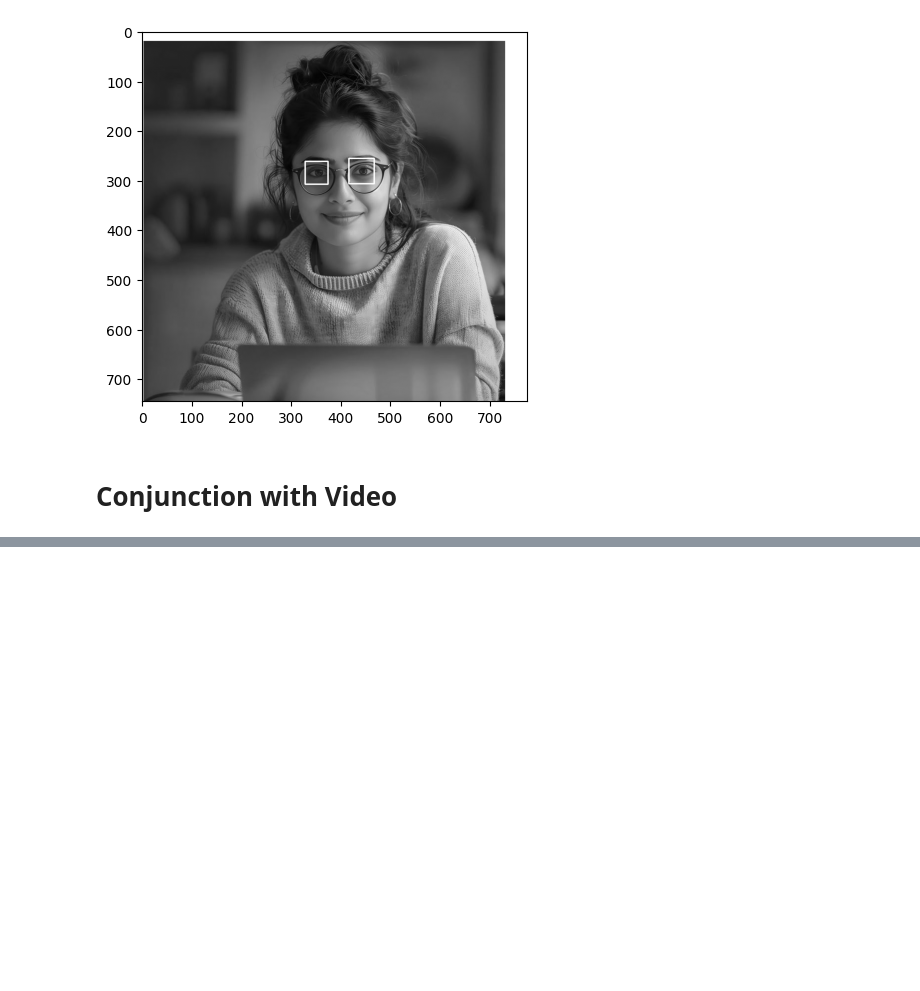
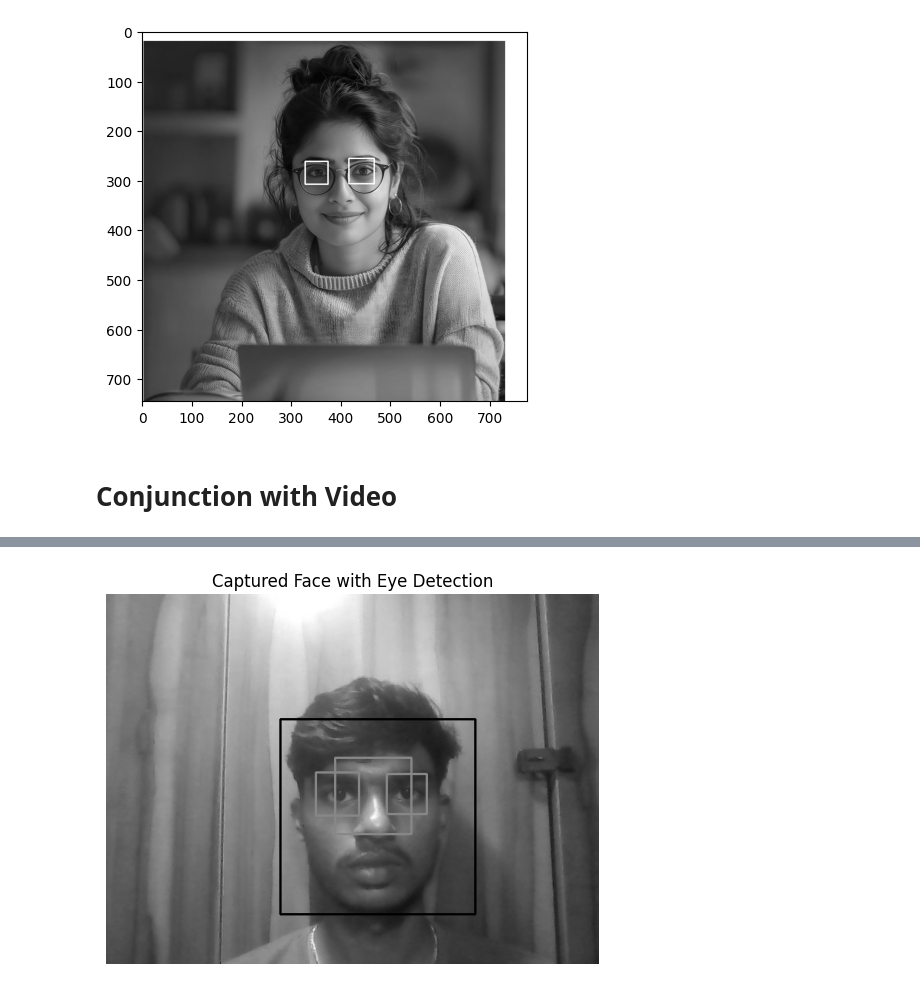
Before and after one commit to Aravindan2006/Face-Detection-with-Haar-Cascades, a Jupyter notebook: face detection.ipynb, the cells around one changed output, grey strips where cells are left out. Saved outputs shown, nothing was run; the diff lists cells and outputs as text; code cells hidden in the pictures; blank space fills up the shorter version.

```diff
--- a/face detection.ipynb
+++ b/face detection.ipynb
@@ -137,0 +147,39 @@ plt.close()
+# %%
+def new_detect(gray, frame):
+    faces = face_cascade.detectMultiScale(gray, 1.3, 5)
+    for (x, y, w, h) in faces:
+        cv2.rectangle(frame, (x, y), (x + w, y + h), (255, 0, 0), 2)
+        roi_gray = gray[y:y + h, x:x + w]
+        roi_color = frame[y:y + h, x:x + w]
+        eyes = eye_cascade.detectMultiScale(roi_gray)
+        for (ex, ey, ew, eh) in eyes:
+            cv2.rectangle(roi_color, (ex, ey), (ex + ew, ey + eh), (0, 255, 0), 2)
+    return frame
+
+
+video_capture = cv2.VideoCapture(0)
+while True:
+    ret, frame = video_capture.read()
+    if not ret:
+        break
+
+    gray = cv2.cvtColor(frame, cv2.COLOR_BGR2GRAY)
+    canvas = new_detect(gray, frame)
+
+    cv2.imshow('Video - Face & Eye Detection', canvas)
+
+    key = cv2.waitKey(1) & 0xFF
+    if key == ord('q'):
+        break
+    elif key == ord('s'):
+        cv2.imwrite('captured_face_eye.png', frame)
+        break
+video_capture.release()
+cv2.destroyAllWindows()
+captured_image = cv2.imread('captured_face_eye.png', cv2.IMREAD_GRAYSCALE)
+plt.imshow(captured_image, cmap='gray')
+plt.title('Captured Face with Eye Detection')
+plt.axis('off')
+plt.show()
+# %% [output]
+[figure, added]
```
Also changed, not shown: parts of 1 cell of this notebook.
